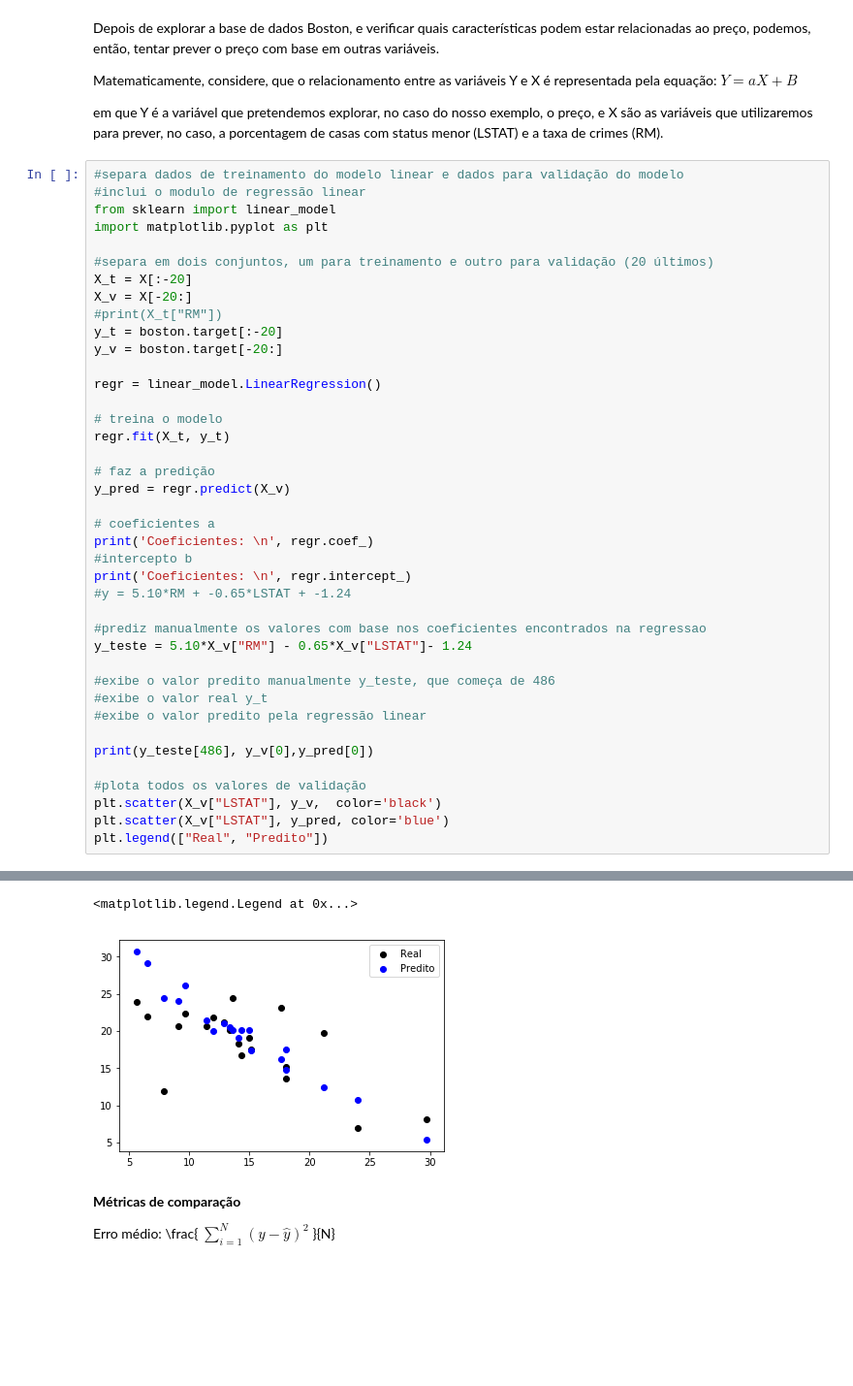
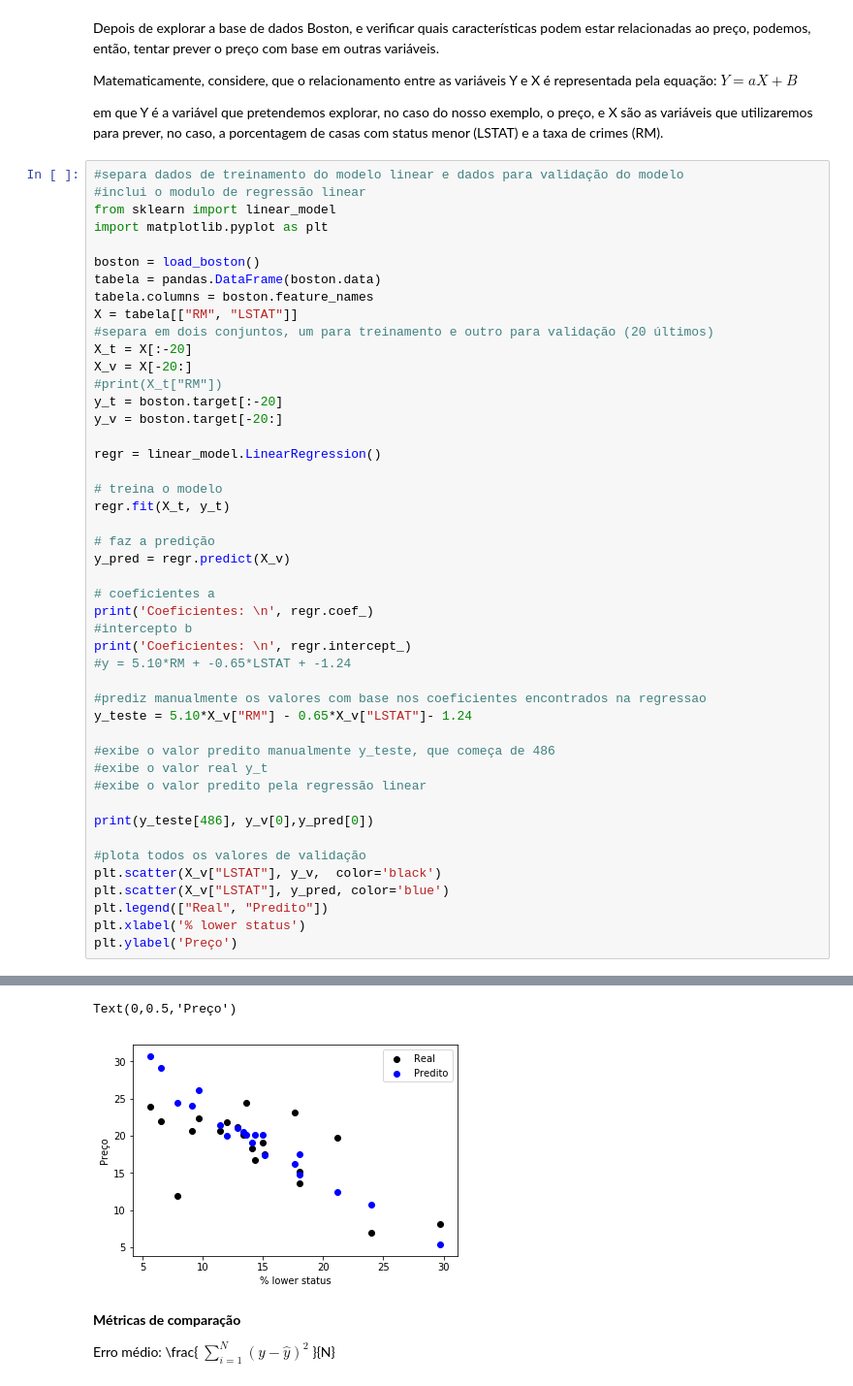
Before and after one commit to lucianaa/topicosIC, a Jupyter notebook: aula4.ipynb, the cells around one changed output, grey strips where cells are left out. Shown at 97% size. Drawn from its saved outputs; the diff is of its cells as text; blank space fills up the shorter version.

Commit message:
adiciona legenda label do grafico

```diff
--- a/aula4.ipynb
+++ b/aula4.ipynb
@@ -166,6 +166,10 @@ em que Y é a variável que pretendemos explorar, no caso do nosso exemplo, o pr
 from sklearn import linear_model
 import matplotlib.pyplot as plt
 
+boston = load_boston()
+tabela = pandas.DataFrame(boston.data)
+tabela.columns = boston.feature_names
+X = tabela[["RM", "LSTAT"]]
 #separa em dois conjuntos, um para treinamento e outro para validação (20 últimos)
 X_t = X[:-20]
 X_v = X[-20:]
@@ -179,35 +183,37 @@ regr = linear_model.LinearRegression()
 regr.fit(X_t, y_t)
 
 # faz a predição
 y_pred = regr.predict(X_v)
 
 # coeficientes a
 print('Coeficientes: \n', regr.coef_)
 #intercepto b
 print('Coeficientes: \n', regr.intercept_)
 #y = 5.10*RM + -0.65*LSTAT + -1.24
 
 #prediz manualmente os valores com base nos coeficientes encontrados na regressao
 y_teste = 5.10*X_v["RM"] - 0.65*X_v["LSTAT"]- 1.24
 
 #exibe o valor predito manualmente y_teste, que começa de 486
 #exibe o valor real y_t
 #exibe o valor predito pela regressão linear
 
 print(y_teste[486], y_v[0],y_pred[0])
 
 #plota todos os valores de validação
 plt.scatter(X_v["LSTAT"], y_v,  color='black')
 plt.scatter(X_v["LSTAT"], y_pred, color='blue')
 plt.legend(["Real", "Predito"])
+plt.xlabel('% lower status')
+plt.ylabel('Preço')
 # %% [output]
 Coeficientes:
  [ 5.1028653  -0.65154216]
 Coeficientes:
  -1.2447184071454842
 20.204399999999996 19.1 20.19409847378949
-<matplotlib.legend.Legend at 0x...>
+Text(0,0.5,'Preço')
-[figure, old version]
+[figure, new version]
 # %% [markdown]
 **Métricas de comparação**
 
```
